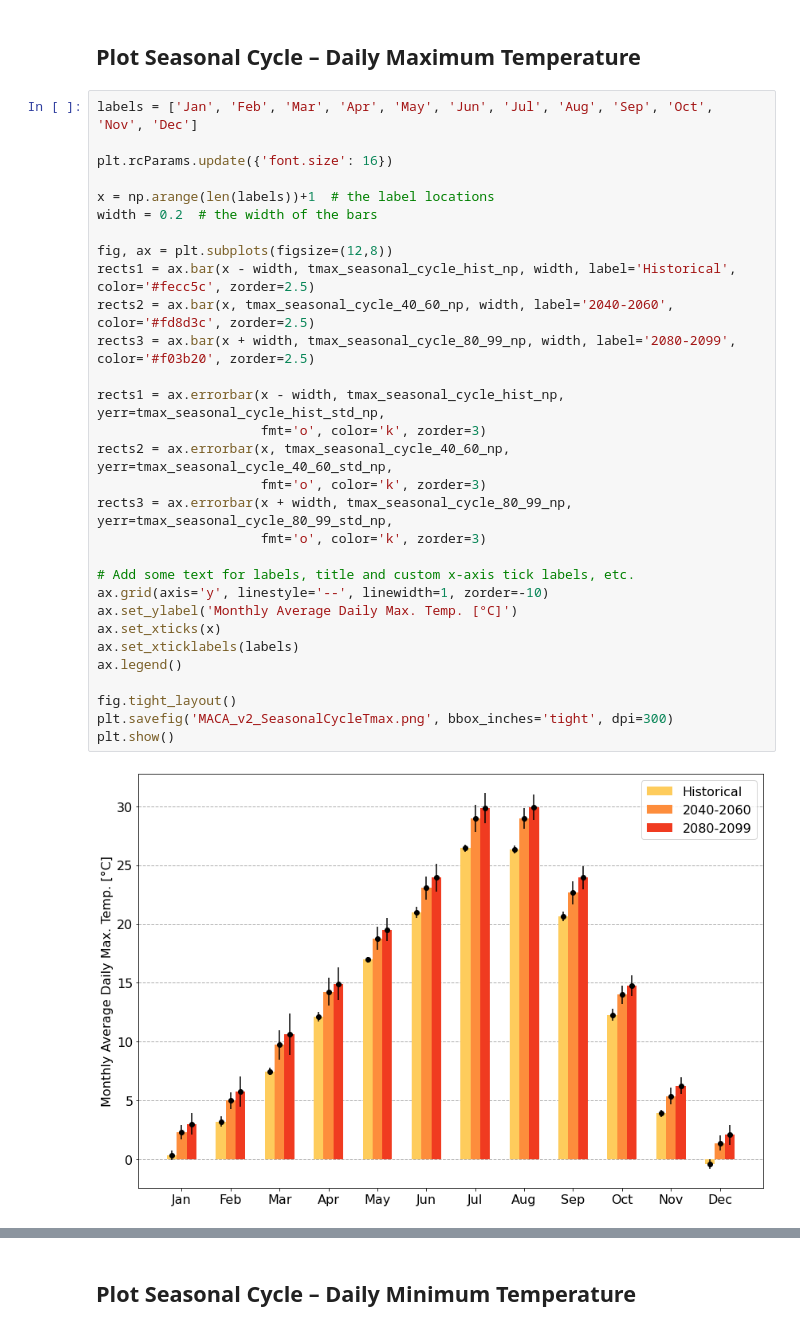
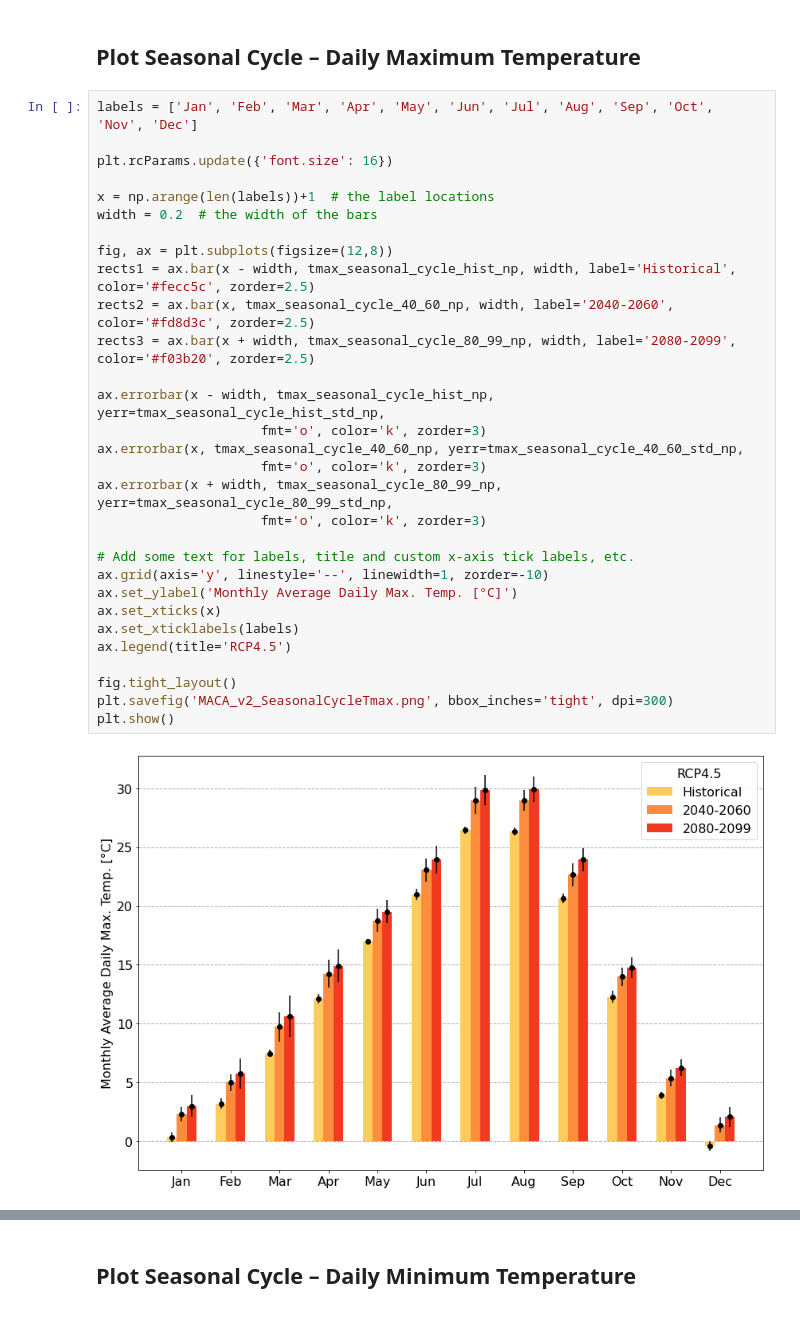
Before and after one commit to LejoFlores/CdA_MACA_analysis, a Jupyter notebook: CdA_ClimateChange_temperature.ipynb, the cells around one changed output, grey strips where cells are left out. Saved outputs shown, nothing was run; the diff lists cells and outputs as text.

```diff
--- a/CdA_ClimateChange_temperature.ipynb
+++ b/CdA_ClimateChange_temperature.ipynb
@@ -123,35 +175,35 @@ tmin_seasonal_cycle_80_99_std_np = tmin_seasonal_cycle_80_99_std.values
 # %%
 labels = ['Jan', 'Feb', 'Mar', 'Apr', 'May', 'Jun', 'Jul', 'Aug', 'Sep', 'Oct', 'Nov', 'Dec']
 
 plt.rcParams.update({'font.size': 16})
 
 x = np.arange(len(labels))+1  # the label locations
 width = 0.2  # the width of the bars
 
 fig, ax = plt.subplots(figsize=(12,8))
 rects1 = ax.bar(x - width, tmax_seasonal_cycle_hist_np, width, label='Historical', color='#fecc5c', zorder=2.5)
 rects2 = ax.bar(x, tmax_seasonal_cycle_40_60_np, width, label='2040-2060', color='#fd8d3c', zorder=2.5)
 rects3 = ax.bar(x + width, tmax_seasonal_cycle_80_99_np, width, label='2080-2099', color='#f03b20', zorder=2.5)
 
-rects1 = ax.errorbar(x - width, tmax_seasonal_cycle_hist_np, yerr=tmax_seasonal_cycle_hist_std_np,
+ax.errorbar(x - width, tmax_seasonal_cycle_hist_np, yerr=tmax_seasonal_cycle_hist_std_np,
                      fmt='o', color='k', zorder=3)
-rects2 = ax.errorbar(x, tmax_seasonal_cycle_40_60_np, yerr=tmax_seasonal_cycle_40_60_std_np,
+ax.errorbar(x, tmax_seasonal_cycle_40_60_np, yerr=tmax_seasonal_cycle_40_60_std_np,
                      fmt='o', color='k', zorder=3)
-rects3 = ax.errorbar(x + width, tmax_seasonal_cycle_80_99_np, yerr=tmax_seasonal_cycle_80_99_std_np,
+ax.errorbar(x + width, tmax_seasonal_cycle_80_99_np, yerr=tmax_seasonal_cycle_80_99_std_np,
                      fmt='o', color='k', zorder=3)
 
 # Add some text for labels, title and custom x-axis tick labels, etc.
 ax.grid(axis='y', linestyle='--', linewidth=1, zorder=-10)
 ax.set_ylabel('Monthly Average Daily Max. Temp. [°C]')
 ax.set_xticks(x)
 ax.set_xticklabels(labels)
-ax.legend()
+ax.legend(title='RCP4.5')
 
 fig.tight_layout()
 plt.savefig('MACA_v2_SeasonalCycleTmax.png', bbox_inches='tight', dpi=300)
 plt.show()
 # %% [output]
-[figure, old version]
+[figure, new version]
 # %%
 labels = ['Jan', 'Feb', 'Mar', 'Apr', 'May', 'Jun', 'Jul', 'Aug', 'Sep', 'Oct', 'Nov', 'Dec']
 
```
Also changed, not shown: parts of 18 cells of this notebook, 15 other files.
